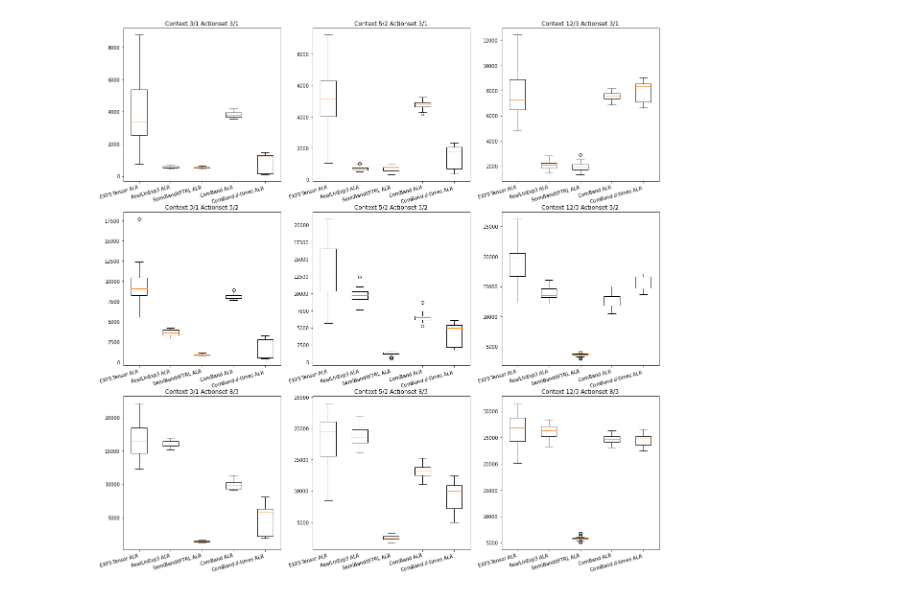
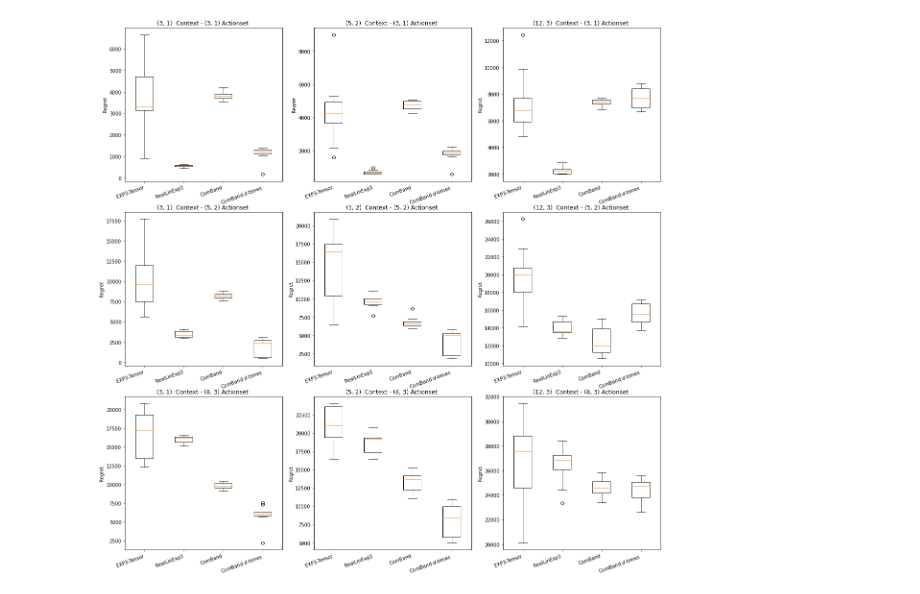
Before and after one commit to LukasZierahn/Combinatorial-Contextual-Bandits, a Jupyter notebook: latex_generator.ipynb, the cells around one changed output. Drawn from its saved outputs; the diff is of its cells as text; code cells hidden in the pictures.

```diff
--- a/latex_generator.ipynb
+++ b/latex_generator.ipynb
@@ -41,6 +41,7 @@ for dist_index, dist in enumerate(distributions):
         algo_names = os.listdir(f"output/{dist}/{length}/0")
         algo_names = np.unique([x.split("_")[0] for x in algo_names])
         algo_names = algo_names[algo_names != "sequence.json"]
+        algo_names = algo_names[algo_names != "UniformRandomM=1"]
         print(algo_names)
 
         for algo_name in algo_names:
@@ -52,8 +53,12 @@ for dist_index, dist in enumerate(distributions):
 
             iterations = os.listdir(f"output/{dist}/{length}/")
             for iteration in iterations:
+                if int(iteration) >= 10:
+                    continue
+
                 with open(f"output/{dist}/{length}/{iteration}/{algo_name}_general_info.json", "r") as input_file:
                     input_dict = json.load(input_file)
+
 
                 result_buffer = results[dist][length][algo_name]
                 result_buffer["regret"].append(input_dict["regret"])
@@ -95,14 +100,15 @@ algo_name_dict = {
     "FullBanditExp3Inv": "EXP3-Tensor",
     "NonContextualExp3": "ComBand",
     "RealLinExp3": "RealLinExp3",
-    "SemiBanditFTRLInv": "SemiBanditFTRL",
+    "SemiBanditFTRLInv": "CO$_2$ FTRL",
     "UniformRandom": "UniformRandom",
-    "OnePerContext": "ComBand $d$-times"
+    "OnePerContext": "ComBand $d$-times",
+    "FullBanditNewTuning": "FullBanditNewTuning"
 }
 
 for key in list(algo_name_dict.keys()):
     adjusted_key = key + "gamma=0.003162277660168379eta=0.003162277660168379"
-    algo_name_dict[adjusted_key] = algo_name_dict[key] + " ALR"
+    algo_name_dict[adjusted_key] = algo_name_dict[key] + ""
 
 algo_name_list = results[dist_name][length]
 
@@ -147,7 +153,8 @@ Context 12/3 Actionset 8/3 & 26553.72 & 26769.44 & 23747.48 & 24663.12 & 24478.2
 import matplotlib.pyplot as plt
 
 algo_name_list = results[dist_name][length]
-algo_name_list = ["FullBanditExp3Inv", "RealLinExp3", "SemiBanditFTRLInv", "NonContextualExp3", "OnePerContext"]
+#algo_name_list = ["FullBanditExp3Inv", "RealLinExp3", "SemiBanditFTRLInv", "NonContextualExp3", "OnePerContext"]
+algo_name_list = ["FullBanditNewTuning", "FullBanditExp3Inv", "RealLinExp3", "NonContextualExp3", "OnePerContext"]
 
 number_of_ds = []
 number_of_Ks = []
@@ -173,10 +180,12 @@ for length in results[dist_name].keys():
             labels.append(algo_name_dict[algo_name])
 
             indcies = (np.where(number_of_Ks == sequence.K)[0][0], np.where(number_of_ds == sequence.d)[0][0])
-            axs[indcies].set_title(f"Context {sequence.d}/{context_mset_dict[sequence.d]} Actionset {sequence.K}/{sequence.m}")
+            axs[indcies].set_title(f"({sequence.d}, {context_mset_dict[sequence.d]})  Context - ({sequence.K}, {sequence.m}) Actionset ")
+            axs[indcies].set(ylabel='Regret')
             #axs[indcies].plot(index, np.mean(regret_list), marker="o", markersize=20, label=algo_name_dict[algo_name])
             #axs[indcies].legend()
 
         axs[indcies].boxplot(full_regret_list, labels=labels)
         plt.setp(axs[indcies].get_xticklabels(), rotation=20, horizontalalignment='right')
+        plt.savefig("Theoretical_Tuning")
 # %% [output]
@@ -184,8 +193,6 @@ for length in results[dist_name].keys():
 # %%
-import matplotlib.pyplot as plt
-
 algo_name_list = results[dist_name][length]
-algo_name_list = ["FullBanditExp3Inv", "RealLinExp3", "SemiBanditFTRLInv", "NonContextualExp3", "OnePerContext"]
+algo_name_list = ["FullBanditExp3Inv", "RealLinExp3", "NonContextualExp3", "OnePerContext"]
 
 new_list = []
 for key in algo_name_list:
@@ -195,33 +202,35 @@ algo_name_list = new_list
 
 number_of_ds = []
 number_of_Ks = []
 for length in results[dist_name].keys():
     for dist_name in results.keys():
         number_of_ds.append(sample_sequences[dist_name][length].d)
         number_of_Ks.append(sample_sequences[dist_name][length].K)
 
 number_of_ds = np.unique(number_of_ds)
 number_of_Ks = np.unique(number_of_Ks)
 
 fig, axs = plt.subplots(len(number_of_Ks), len(number_of_ds), figsize=(20, 20))
 
 for length in results[dist_name].keys():
     for dist_name in results.keys():
         sequence = sample_sequences[dist_name][length]
 
         full_regret_list = []
         labels = []
         for index, algo_name in enumerate(algo_name_list):
             regret_list = results[dist_name][length][algo_name]["regret"]
             full_regret_list.append(regret_list)
             labels.append(algo_name_dict[algo_name])
 
             indcies = (np.where(number_of_Ks == sequence.K)[0][0], np.where(number_of_ds == sequence.d)[0][0])
-            axs[indcies].set_title(f"Context {sequence.d}/{context_mset_dict[sequence.d]} Actionset {sequence.K}/{sequence.m}")
+            axs[indcies].set_title(f"({sequence.d}, {context_mset_dict[sequence.d]})  Context - ({sequence.K}, {sequence.m}) Actionset ")
+            axs[indcies].set(ylabel='Regret')
             #axs[indcies].plot(index, np.mean(regret_list), marker="o", markersize=20, label=algo_name_dict[algo_name])
             #axs[indcies].legend()
 
         axs[indcies].boxplot(full_regret_list, labels=labels)
-        plt.setp(axs[indcies].get_xticklabels(), rotation=15, horizontalalignment='right')
+        plt.setp(axs[indcies].get_xticklabels(), rotation=20, horizontalalignment='right')
+        plt.savefig("sqrt(T)_Tuning")
 # %% [output]
-[figure, old version]
+[figure, new version]
```
Also changed, not shown: parts of 6 cells of this notebook, 5 other files.
